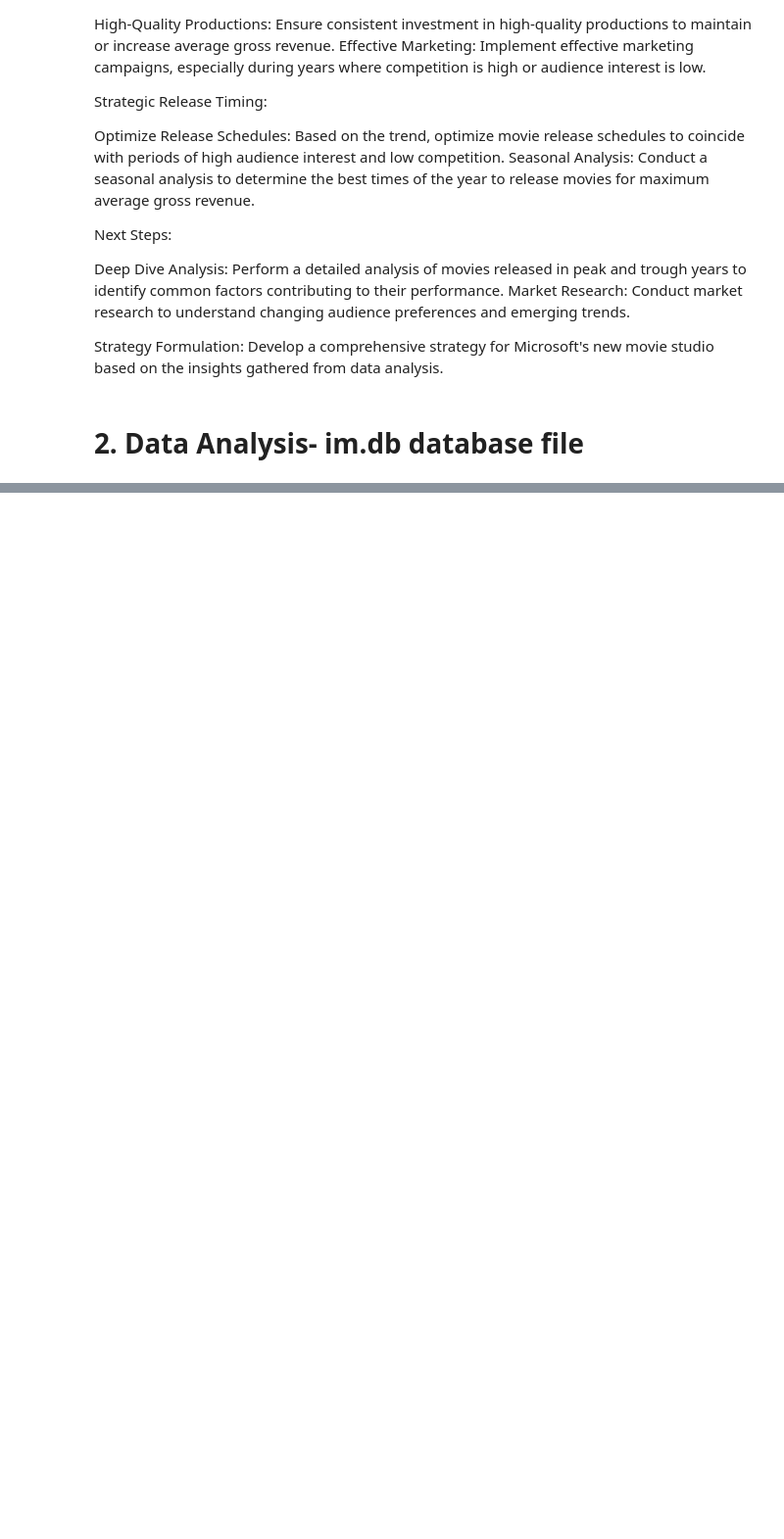
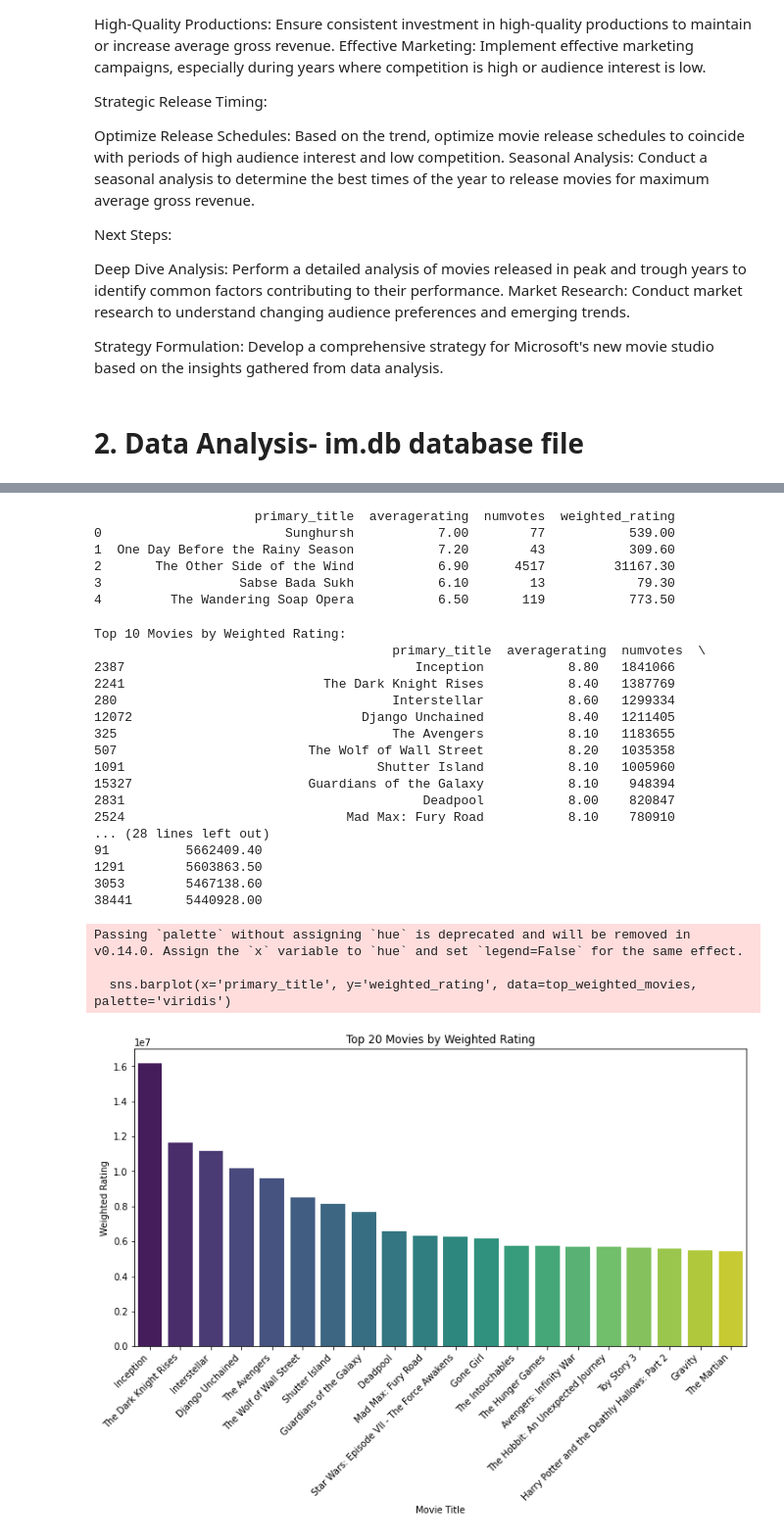
Before and after one commit to Mosota-Kemunto-Gladys-2020/Gladys-Mosota_dsc_phase_1_project, a Jupyter notebook: student.ipynb, the cells around one changed output, grey strips where cells are left out. Shown at 98% size. Cells and saved outputs as stored; diff of their text form; code cells hidden in the pictures; blank space fills up the shorter version.

```diff
--- a/student.ipynb
+++ b/student.ipynb
@@ -530,0 +754,59 @@ Required tables do not exist in the database.
+# %%
+import pandas as pd
+
+# Assuming merged_data is already loaded with the necessary columns
+
+# Calculate the weighted rating
+merged_data['weighted_rating'] = merged_data['averagerating'] * merged_data['numvotes']
+
+# Display the first few rows to see the new column
+print(merged_data[['primary_title', 'averagerating', 'numvotes', 'weighted_rating']].head())
+# %% [output]
+                     primary_title  averagerating  numvotes  weighted_rating
+0                        Sunghursh           7.00        77           539.00
+1  One Day Before the Rainy Season           7.20        43           309.60
+2       The Other Side of the Wind           6.90      4517         31167.30
+3                  Sabse Bada Sukh           6.10        13            79.30
+4         The Wandering Soap Opera           6.50       119           773.50
+# %%
+import seaborn as sns
+import matplotlib.pyplot as plt
+
+# Ensure that the 'weighted_rating' column exists
+if 'weighted_rating' in merged_data.columns:
+    # Top 10 movies by weighted rating
+    top_weighted_movies = merged_data.nlargest(20, 'weighted_rating')
+    print("Top 10 Movies by Weighted Rating:\n", top_weighted_movies[['primary_title', 'averagerating', 'numvotes', 'weighted_rating']])
+
+    # Plot the top 10 movies by weighted rating
+    plt.figure(figsize=(12, 6))
+    sns.barplot(x='primary_title', y='weighted_rating', data=top_weighted_movies, palette='viridis')
+    plt.xlabel('Movie Title')
+    plt.ylabel('Weighted Rating')
+    plt.title('Top 20 Movies by Weighted Rating')
+    plt.xticks(rotation=45, horizontalalignment='right')
+    plt.show()
+else:
+    print("The 'weighted_rating' column does not exist in the dataset.")
+# %% [output]
+Top 10 Movies by Weighted Rating:
+                                       primary_title  averagerating  numvotes  \
+2387                                      Inception           8.80   1841066
+2241                          The Dark Knight Rises           8.40   1387769
+280                                    Interstellar           8.60   1299334
+12072                              Django Unchained           8.40   1211405
+325                                    The Avengers           8.10   1183655
+507                         The Wolf of Wall Street           8.20   1035358
+1091                                 Shutter Island           8.10   1005960
+15327                       Guardians of the Galaxy           8.10    948394
+2831                                       Deadpool           8.00    820847
+2524                             Mad Max: Fury Road           8.10    780910
+... (28 lines left out)
+91          5662409.40
+1291        5603863.50
+3053        5467138.60
+38441       5440928.00
+Passing `palette` without assigning `hue` is deprecated and will be removed in v0.14.0. Assign the `x` variable to `hue` and set `legend=False` for the same effect.
+
+  sns.barplot(x='primary_title', y='weighted_rating', data=top_weighted_movies, palette='viridis')
+[figure, added]
```
Also changed, not shown: parts of 35 cells of this notebook, 1 other file.
